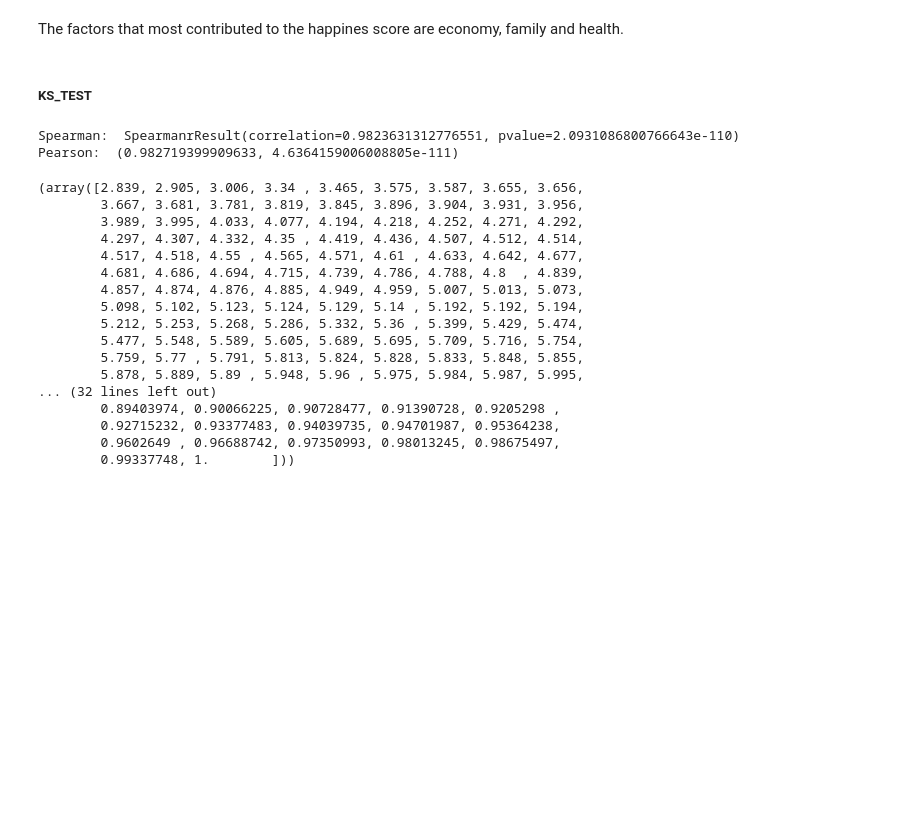
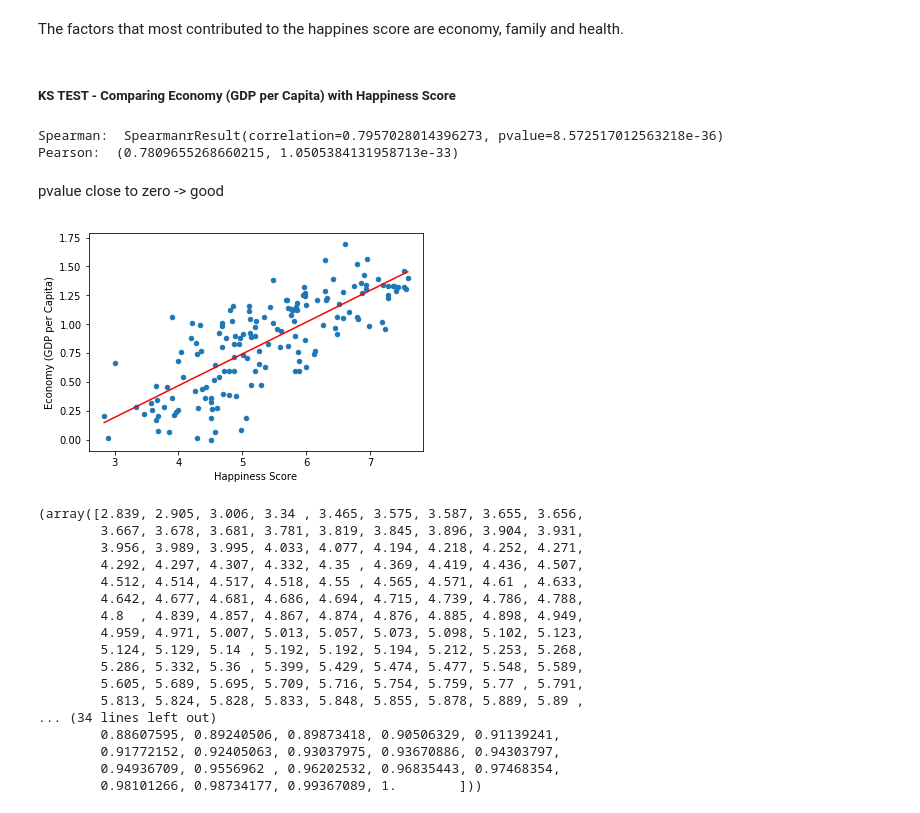
Before and after one commit to fsssa-iscteiulpt/FCD, a Jupyter notebook: Happiness.ipynb, the cells around one changed output. Saved outputs shown, nothing was run; the diff lists cells and outputs as text; code cells hidden in the pictures; blank space fills up the shorter version.

```diff
--- a/Happiness.ipynb
+++ b/Happiness.ipynb
@@ -417,37 +417,47 @@ plt.show()
 [figure]
 # %% [markdown]
 The factors that most contributed to the happines score are economy, family and health.
-# %% [markdown]
-##### KS_TEST
+# %% [markdown]
+##### KS TEST - Comparing  Economy (GDP per Capita) with Happiness Score
 # %%
-score_2015 = df['Happiness Score 2015']
-score_2016 = df['Happiness Score 2016']
-print ('Spearman: ',stats.spearmanr(score_2015, score_2016))
-print ('Pearson: ',stats.pearsonr(score_2015, score_2016))
+score = df_2015['Happiness Score']
+gdp = df_2015['Economy (GDP per Capita)']
+print ('Spearman: ',stats.spearmanr(score, gdp))
+print ('Pearson: ',stats.pearsonr(score, gdp))
 # %% [output]
-Spearman:  SpearmanrResult(correlation=0.9823631312776551, pvalue=2.0931086800766643e-110)
-Pearson:  (0.982719399909633, 4.6364159006008805e-111)
+Spearman:  SpearmanrResult(correlation=0.7957028014396273, pvalue=8.572517012563218e-36)
+Pearson:  (0.7809655268660215, 1.0505384131958713e-33)
+# %% [markdown]
+pvalue close to zero -> good
+# %%
+slope, intercept, r_value, p_value, std_err = sp.stats.linregress(score, gdp)
+df_2015.plot(x='Happiness Score',y='Economy (GDP per Capita)',kind='scatter')
+plt.plot(score,score*slope+intercept,'r')
+
+plt.show()
+# %% [output]
+[figure, added]
 # %%
-NA = len(score_2015)
-X_2015 = np.sort(score_2015)
-F_2015 = np.array(range(NA+1))/float(NA)
-X_2015, F_2015
+NA = len(score)
+X1 = np.sort(score)
+F1 = np.array(range(NA+1))/float(NA)
+X1, F1
 # %% [output]
 (array([2.839, 2.905, 3.006, 3.34 , 3.465, 3.575, 3.587, 3.655, 3.656,
-        3.667, 3.681, 3.781, 3.819, 3.845, 3.896, 3.904, 3.931, 3.956,
-        3.989, 3.995, 4.033, 4.077, 4.194, 4.218, 4.252, 4.271, 4.292,
-        4.297, 4.307, 4.332, 4.35 , 4.419, 4.436, 4.507, 4.512, 4.514,
-        4.517, 4.518, 4.55 , 4.565, 4.571, 4.61 , 4.633, 4.642, 4.677,
-        4.681, 4.686, 4.694, 4.715, 4.739, 4.786, 4.788, 4.8  , 4.839,
-        4.857, 4.874, 4.876, 4.885, 4.949, 4.959, 5.007, 5.013, 5.073,
-        5.098, 5.102, 5.123, 5.124, 5.129, 5.14 , 5.192, 5.192, 5.194,
-        5.212, 5.253, 5.268, 5.286, 5.332, 5.36 , 5.399, 5.429, 5.474,
-        5.477, 5.548, 5.589, 5.605, 5.689, 5.695, 5.709, 5.716, 5.754,
-        5.759, 5.77 , 5.791, 5.813, 5.824, 5.828, 5.833, 5.848, 5.855,
-        5.878, 5.889, 5.89 , 5.948, 5.96 , 5.975, 5.984, 5.987, 5.995,
-... (32 lines left out)
-        0.89403974, 0.90066225, 0.90728477, 0.91390728, 0.9205298 ,
-        0.92715232, 0.93377483, 0.94039735, 0.94701987, 0.95364238,
-        0.9602649 , 0.96688742, 0.97350993, 0.98013245, 0.98675497,
-        0.99337748, 1.        ]))
+        3.667, 3.678, 3.681, 3.781, 3.819, 3.845, 3.896, 3.904, 3.931,
+        3.956, 3.989, 3.995, 4.033, 4.077, 4.194, 4.218, 4.252, 4.271,
+        4.292, 4.297, 4.307, 4.332, 4.35 , 4.369, 4.419, 4.436, 4.507,
+        4.512, 4.514, 4.517, 4.518, 4.55 , 4.565, 4.571, 4.61 , 4.633,
+        4.642, 4.677, 4.681, 4.686, 4.694, 4.715, 4.739, 4.786, 4.788,
+        4.8  , 4.839, 4.857, 4.867, 4.874, 4.876, 4.885, 4.898, 4.949,
+        4.959, 4.971, 5.007, 5.013, 5.057, 5.073, 5.098, 5.102, 5.123,
+        5.124, 5.129, 5.14 , 5.192, 5.192, 5.194, 5.212, 5.253, 5.268,
+        5.286, 5.332, 5.36 , 5.399, 5.429, 5.474, 5.477, 5.548, 5.589,
+        5.605, 5.689, 5.695, 5.709, 5.716, 5.754, 5.759, 5.77 , 5.791,
+        5.813, 5.824, 5.828, 5.833, 5.848, 5.855, 5.878, 5.889, 5.89 ,
+... (34 lines left out)
+        0.88607595, 0.89240506, 0.89873418, 0.90506329, 0.91139241,
+        0.91772152, 0.92405063, 0.93037975, 0.93670886, 0.94303797,
+        0.94936709, 0.9556962 , 0.96202532, 0.96835443, 0.97468354,
+        0.98101266, 0.98734177, 0.99367089, 1.        ]))
 # %%
```
Also changed, not shown: parts of 12 cells of this notebook.
